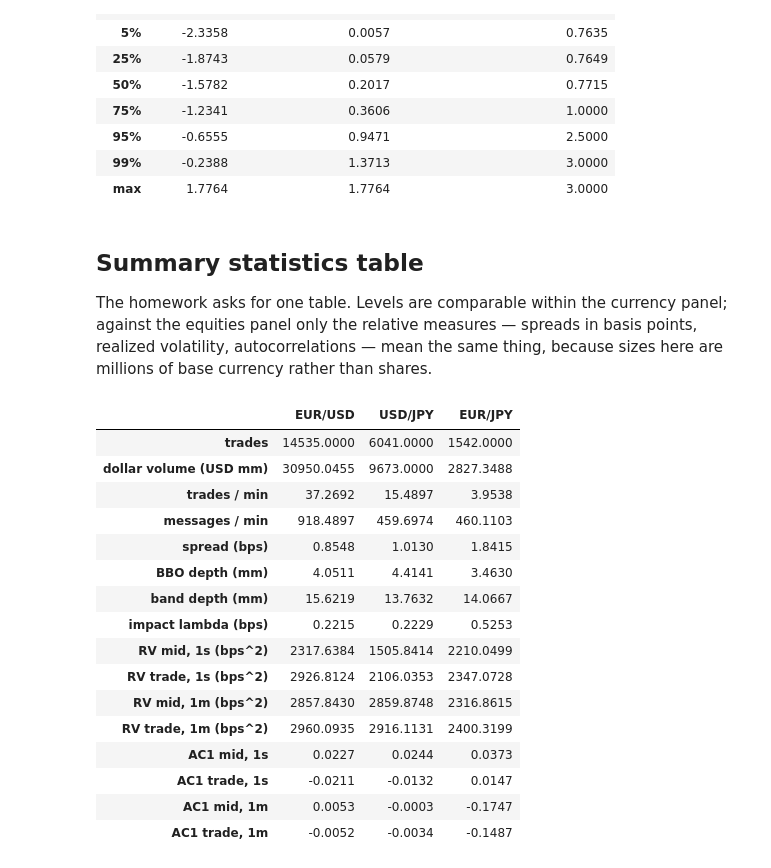
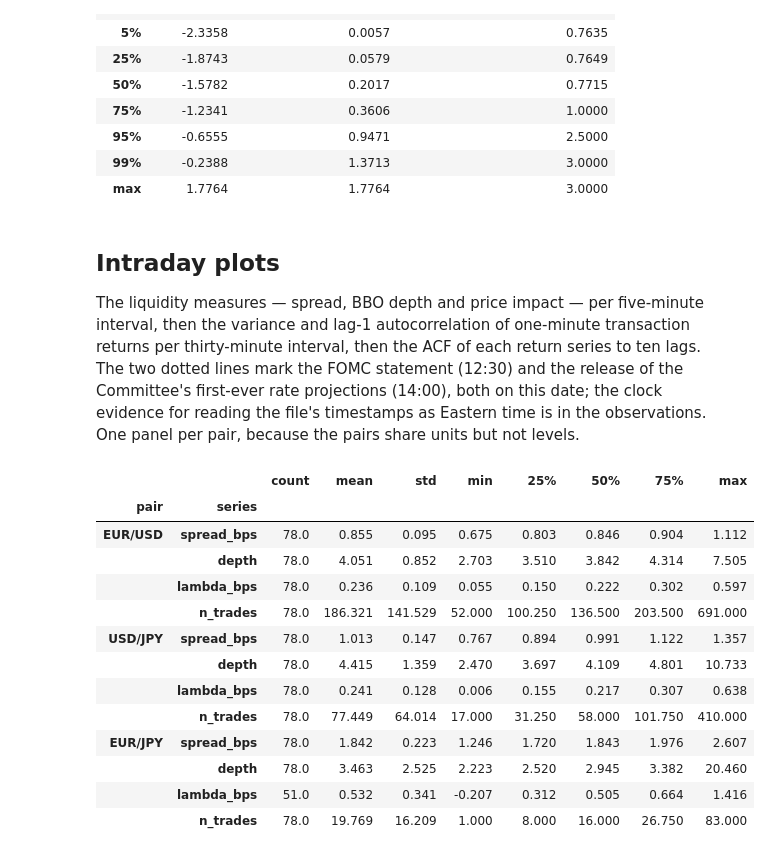
Before and after one commit to jack-duncan/230X-psets, a Jupyter notebook: ps1/notebooks/currencies.ipynb, the cells around one changed output. Cells and saved outputs as stored; diff of their text form; code cells hidden in the pictures.

```diff
--- a/ps1/notebooks/currencies.ipynb
+++ b/ps1/notebooks/currencies.ipynb
@@ -560,54 +561,32 @@ pd.DataFrame({
 | 99% | -0.2388 | 1.3713 | 3.0000 |
 | max | 1.7764 | 1.7764 | 3.0000 |
 # %% [markdown]
-## Summary statistics table
+## Intraday plots
 
-The homework asks for one table. Levels are comparable within the currency panel;
-against the equities panel only the relative measures — spreads in basis points,
-realized volatility, autocorrelations — mean the same thing, because sizes here are
-millions of base currency rather than shares.
+The liquidity measures — spread, BBO depth and price impact — per five-minute
+interval, then the variance and lag-1 autocorrelation of one-minute transaction
+returns per thirty-minute interval, then the ACF of each return series to ten lags.
+The two dotted lines mark the FOMC statement (12:30) and the release of the
+Committee's first-ever rate projections (14:00), both on this date; the clock
+evidence for reading the file's timestamps as Eastern time is in the observations.
+One panel per pair, because the pairs share units but not levels.
 # %%
-def _headline(p, b):
-    grid, tr = b.grid, b.trades
-    r1s = hs.log_returns(hs.price_series(b, "1s"))
-    r1m = hs.log_returns(hs.price_series(b, MINUTE))
-    return {
-        "trades": len(tr),
-        "dollar volume (USD mm)": tr.value.sum(),
-        "trades / min": b_[p].trades.mean(),
-        "messages / min": (b_[p].updates + b_[p].deletes).mean(),
-        "spread (bps)": (1e4 * grid.spread / grid.mid).mean(),
-        "BBO depth (mm)": (grid.bid_sz + grid.ask_sz).mean(),
-        "band depth (mm)": f[p].band_depth.mean(),
-        "impact lambda (bps)": g[p].lambda_bps.mean(),
-        "RV mid, 1s (bps^2)": 1e8 * (r1s["mid"] ** 2).sum(),
-        "RV trade, 1s (bps^2)": 1e8 * (r1s["trade"] ** 2).sum(),
-        "RV mid, 1m (bps^2)": 1e8 * (r1m["mid"] ** 2).sum(),
-        "RV trade, 1m (bps^2)": 1e8 * (r1m["trade"] ** 2).sum(),
-        "AC1 mid, 1s": r1s["mid"].autocorr(1),
-        "AC1 trade, 1s": r1s["trade"].autocorr(1),
-        "AC1 mid, 1m": r1m["mid"].autocorr(1),
-        "AC1 trade, 1m": r1m["trade"].autocorr(1),
-    }
-
-
-table = pd.DataFrame({p: _headline(p, b) for p, b in books.items()})
-table.round(4)
+_fomc = {"FOMC 12:30": pd.Timestamp(f"{fx.DATE} 12:30"),
+         "SEP 14:00": pd.Timestamp(f"{fx.DATE} 14:00")}
+liq5 = {p: plots.liquidity_by_interval(b) for p, b in books.items()}
+pd.concat({p: summary(v) for p, v in liq5.items()}, names=["pair", "series"]).round(3)
 # %% [output]
-|  | EUR/USD | USD/JPY | EUR/JPY |
-| trades | 14535.0000 | 6041.0000 | 1542.0000 |
-| dollar volume (USD mm) | 30950.0455 | 9673.0000 | 2827.3488 |
-| trades / min | 37.2692 | 15.4897 | 3.9538 |
-| messages / min | 918.4897 | 459.6974 | 460.1103 |
-| spread (bps) | 0.8548 | 1.0130 | 1.8415 |
-| BBO depth (mm) | 4.0511 | 4.4141 | 3.4630 |
-| band depth (mm) | 15.6219 | 13.7632 | 14.0667 |
-| impact lambda (bps) | 0.2215 | 0.2229 | 0.5253 |
-| RV mid, 1s (bps^2) | 2317.6384 | 1505.8414 | 2210.0499 |
-| RV trade, 1s (bps^2) | 2926.8124 | 2106.0353 | 2347.0728 |
-| RV mid, 1m (bps^2) | 2857.8430 | 2859.8748 | 2316.8615 |
-| RV trade, 1m (bps^2) | 2960.0935 | 2916.1131 | 2400.3199 |
-| AC1 mid, 1s | 0.0227 | 0.0244 | 0.0373 |
-| AC1 trade, 1s | -0.0211 | -0.0132 | 0.0147 |
-| AC1 mid, 1m | 0.0053 | -0.0003 | -0.1747 |
-| AC1 trade, 1m | -0.0052 | -0.0034 | -0.1487 |
+|  |  | count | mean | std | min | 25% | 50% | 75% | max |
+| pair | series |  |  |  |  |  |  |  |  |
+| EUR/USD | spread_bps | 78.0 | 0.855 | 0.095 | 0.675 | 0.803 | 0.846 | 0.904 | 1.112 |
+|  | depth | 78.0 | 4.051 | 0.852 | 2.703 | 3.510 | 3.842 | 4.314 | 7.505 |
+|  | lambda_bps | 78.0 | 0.236 | 0.109 | 0.055 | 0.150 | 0.222 | 0.302 | 0.597 |
+|  | n_trades | 78.0 | 186.321 | 141.529 | 52.000 | 100.250 | 136.500 | 203.500 | 691.000 |
+| USD/JPY | spread_bps | 78.0 | 1.013 | 0.147 | 0.767 | 0.894 | 0.991 | 1.122 | 1.357 |
+|  | depth | 78.0 | 4.415 | 1.359 | 2.470 | 3.697 | 4.109 | 4.801 | 10.733 |
+|  | lambda_bps | 78.0 | 0.241 | 0.128 | 0.006 | 0.155 | 0.217 | 0.307 | 0.638 |
+|  | n_trades | 78.0 | 77.449 | 64.014 | 17.000 | 31.250 | 58.000 | 101.750 | 410.000 |
+| EUR/JPY | spread_bps | 78.0 | 1.842 | 0.223 | 1.246 | 1.720 | 1.843 | 1.976 | 2.607 |
+|  | depth | 78.0 | 3.463 | 2.525 | 2.223 | 2.520 | 2.945 | 3.382 | 20.460 |
+|  | lambda_bps | 51.0 | 0.532 | 0.341 | -0.207 | 0.312 | 0.505 | 0.664 | 1.416 |
+|  | n_trades | 78.0 | 19.769 | 16.209 | 1.000 | 8.000 | 16.000 | 26.750 | 83.000 |
```
Also changed, not shown: parts of 15 cells of this notebook, 17 other files.
